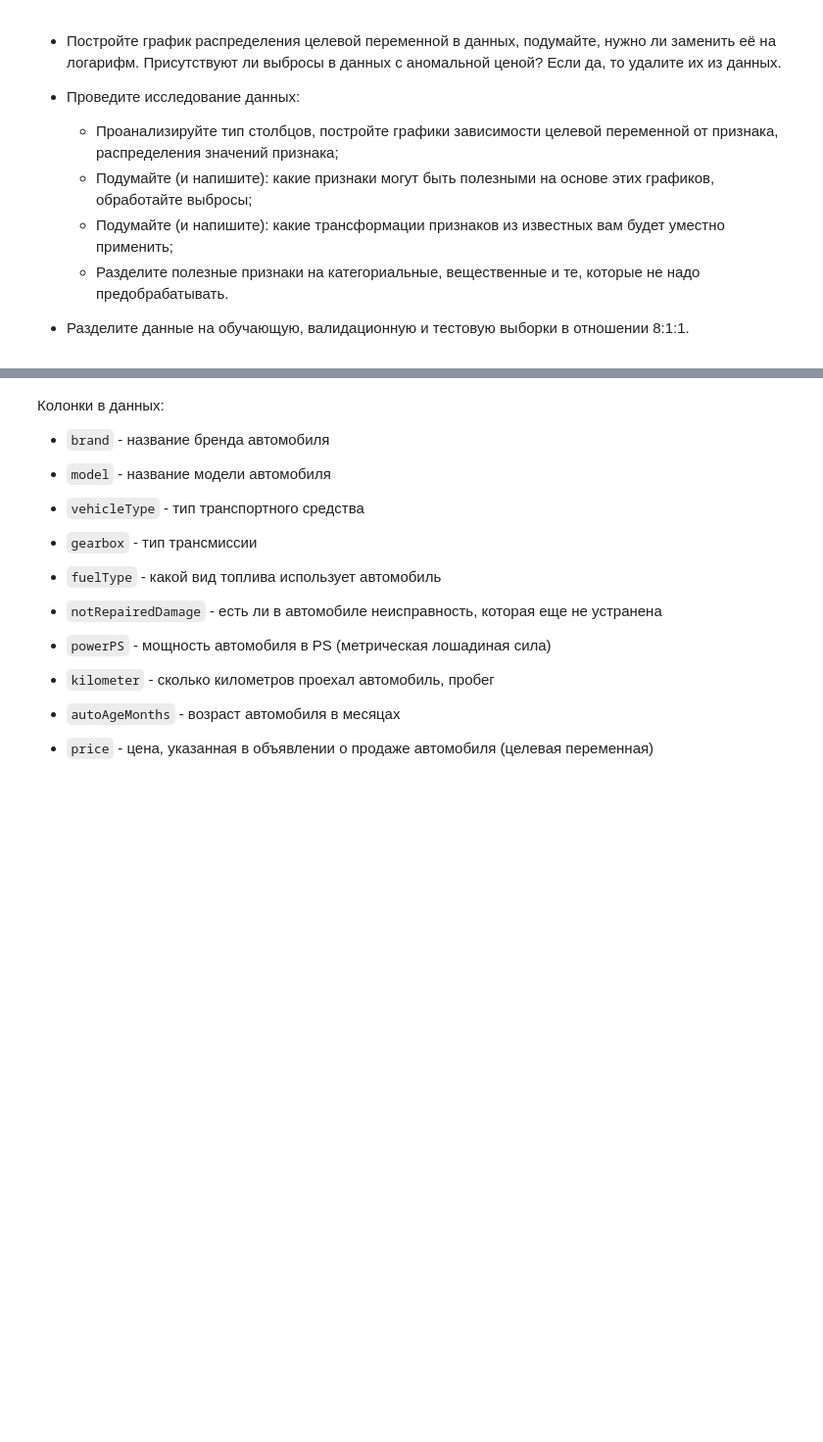
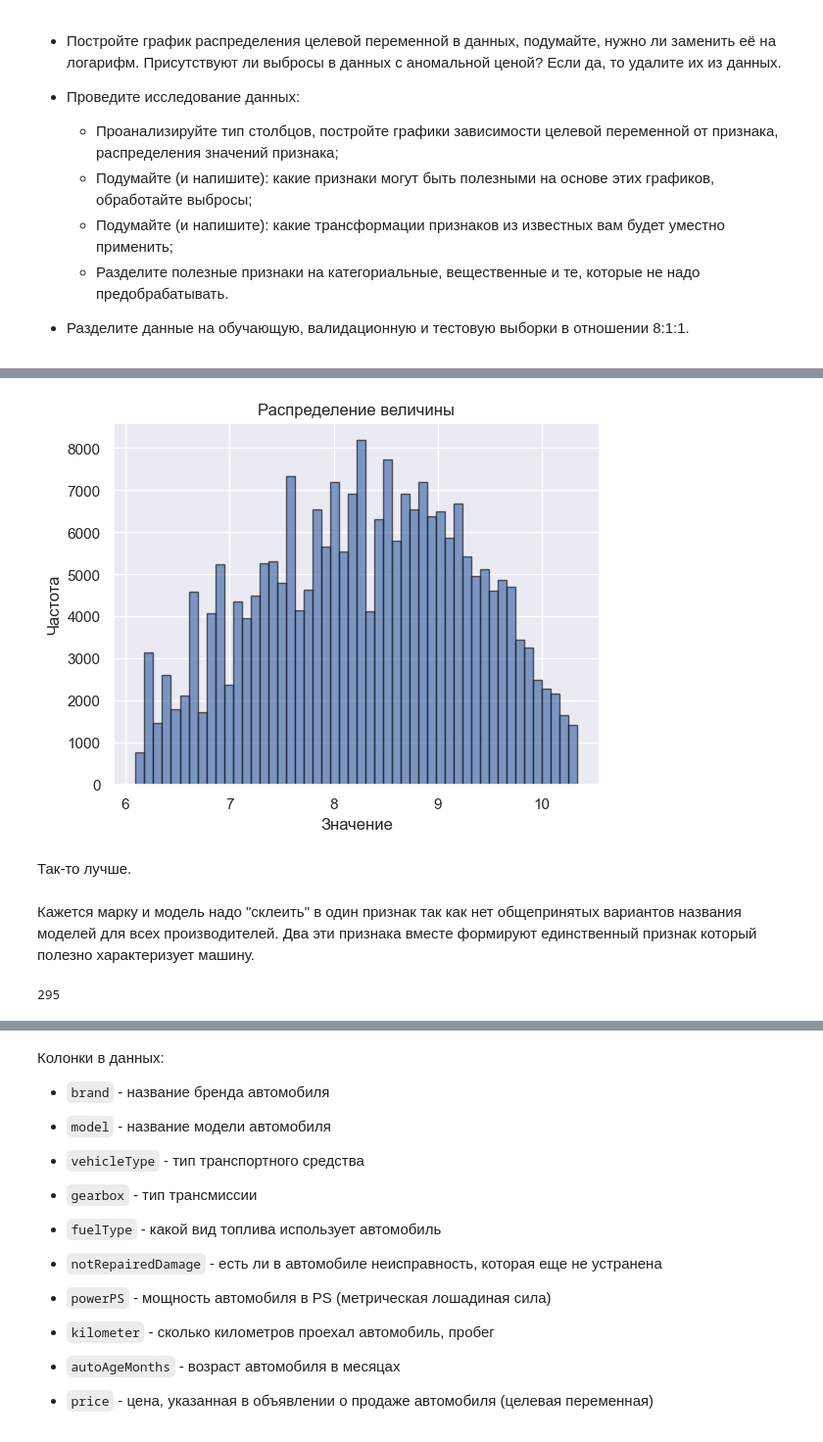
Before and after one commit to AndreiPolischuk/ML_HOMEWORKS, a Jupyter notebook: homework-practice-03-gd/homework-practice-03-gd.ipynb, the cells around one changed output, grey strips where cells are left out. Shown at 98% size. Cells and saved outputs as stored; diff of their text form; code cells hidden in the pictures; blank space fills up the shorter version.

```diff
--- a/homework-practice-03-gd/homework-practice-03-gd.ipynb
+++ b/homework-practice-03-gd/homework-practice-03-gd.ipynb
@@ -336,0 +352,21 @@ data.head()
+# %%
+lower_bound = data['price'].quantile(0.025)
+
+data = data[data['price'] > lower_bound]
+# %%
+plt.hist(np.log(data['price']), bins=50, edgecolor='k', alpha=0.7)
+plt.title("Распределение величины")
+plt.xlabel("Значение")
+plt.ylabel("Частота")
+plt.show()
+# %% [output]
+[figure, added]
+# %% [markdown]
+Так-то лучше.
+# %% [markdown]
+Кажется марку и модель надо "склеить" в один признак так как нет общепринятых вариантов названия моделей для всех производителей. Два эти признака вместе формируют единственный признак который полезно характеризует машину.
+# %%
+brand_model = data['brand'] + data['model']
+brand_model.unique().shape[0]
+# %% [output]
+295
```
Also changed, not shown: parts of 27 cells of this notebook.
